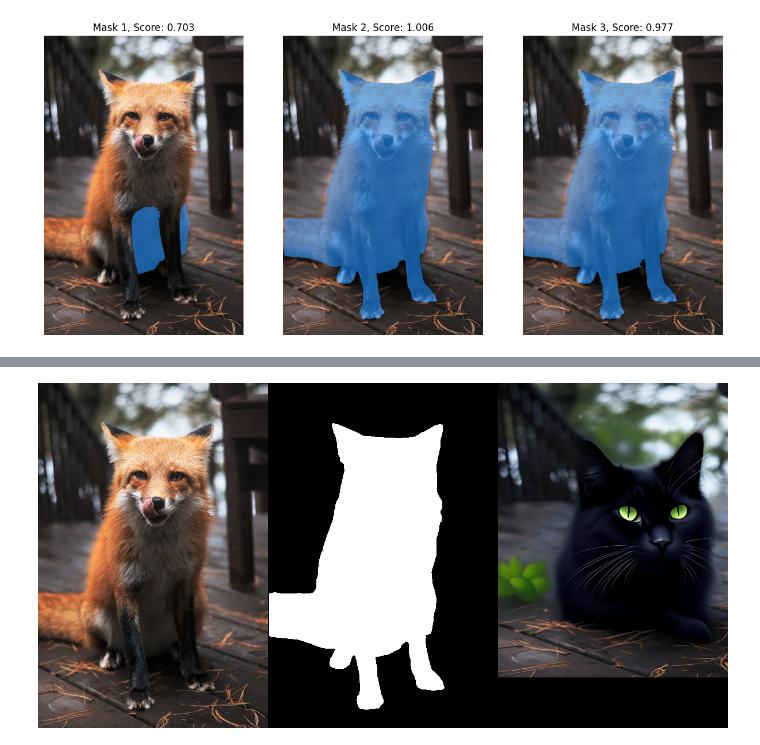
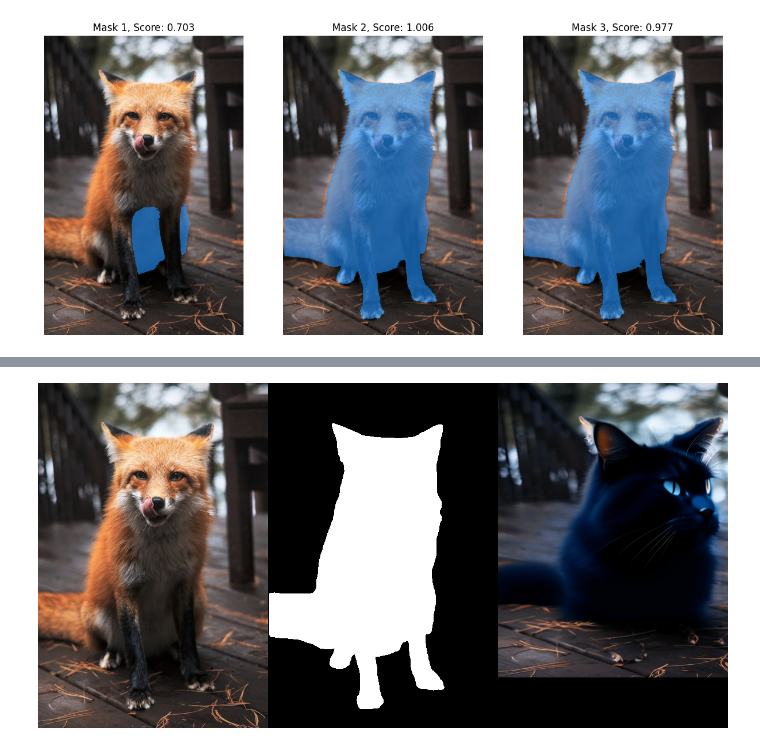
Before and after one commit to Magellol/diffedit, a Jupyter notebook: inpainting.ipynb, the cells around one changed output, grey strips where cells are left out. Cells and saved outputs as stored; diff of their text form; code cells hidden in the pictures.

Commit message:
Basic pipeline

```diff
--- a/inpainting.ipynb
+++ b/inpainting.ipynb
@@ -145,7 +164,19 @@ if (device == "cuda"):
 # %%
-prompt = "a black cat cute, adorable, highly detailed, photo realistic"
+prompt = "cinematic photo of a black cat, film, professional, 4k, highly detailed, photo realistic"
 negative_prompt = "bad anatomy, deformed, ugly, disfigured"
-result = pipeline(prompt=prompt, negative_prompt=negative_prompt, image=image, mask_image=mask_image).images[0]
-make_image_grid([image, mask_image, result], rows=1, cols=3)
+result = inpainting_pipeline(
+    prompt=prompt,
+    negative_prompt=negative_prompt,
+    image=image,
+    mask_image=blurred_mask_image,
+    # width=image.size[0],
+    # height=image.size[1],
+
+    # Customize these
+    # guidance_scale=7.0,
+    # strength=0.3
+)
-# %% [output]
-[figure, removed]
+# %%
+make_image_grid([image, mask_image, result.images[0]], rows=1, cols=3)
+# %% [output]
+[figure, added]
```
Also changed, not shown: parts of 11 cells of this notebook.
